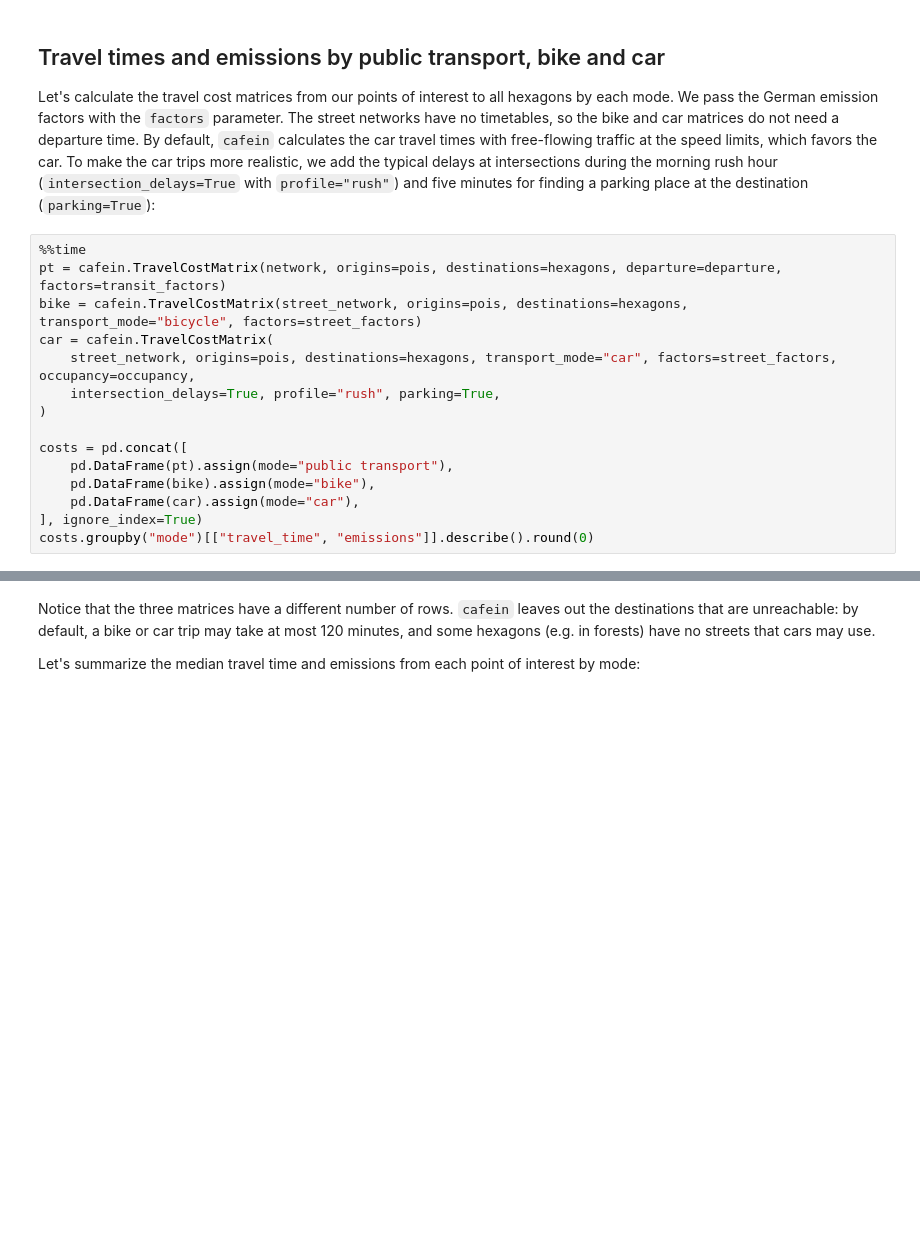
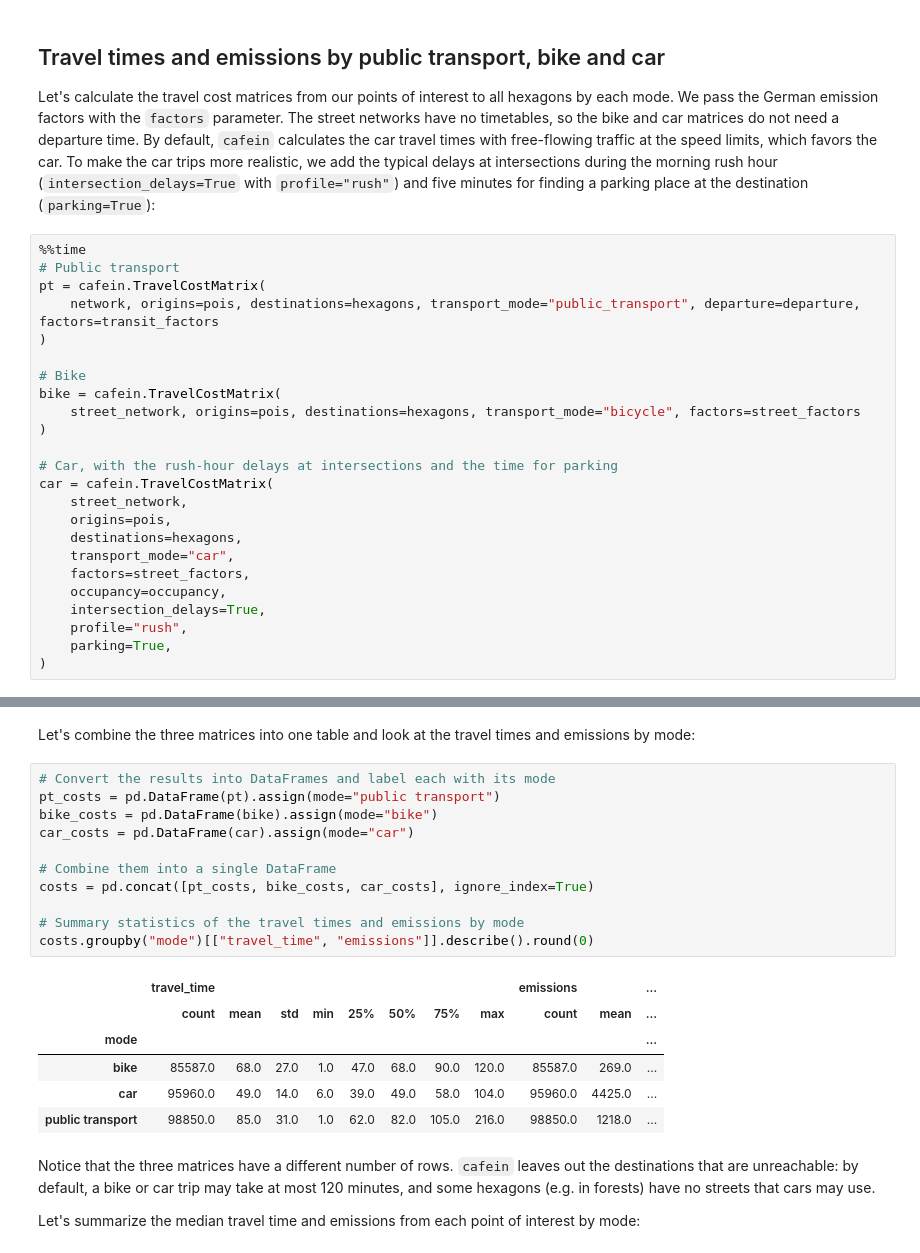
Before and after one commit to HTenkanen/mobility-course, a Jupyter notebook: source/lessons/L2/cafein_munich.ipynb, the cells around one changed output, grey strips where cells are left out. Drawn from its saved outputs; the diff is of its cells as text; blank space fills up the shorter version.

```diff
--- a/source/lessons/L2/cafein_munich.ipynb
+++ b/source/lessons/L2/cafein_munich.ipynb
@@ -286,17 +349,26 @@ Departure: Tuesday 06 October 2026, 08:00
 Let's calculate the travel cost matrices from our points of interest to all hexagons by each mode. We pass the German emission factors with the `factors` parameter. The street networks have no timetables, so the bike and car matrices do not need a departure time. By default, `cafein` calculates the car travel times with free-flowing traffic at the speed limits, which favors the car. To make the car trips more realistic, we add the typical delays at intersections during the morning rush hour (`intersection_delays=True` with `profile="rush"`) and five minutes for finding a parking place at the destination (`parking=True`):
 # %%
 %%time
-pt = cafein.TravelCostMatrix(network, origins=pois, destinations=hexagons, departure=departure, factors=transit_factors)
-bike = cafein.TravelCostMatrix(street_network, origins=pois, destinations=hexagons, transport_mode="bicycle", factors=street_factors)
-car = cafein.TravelCostMatrix(
-    street_network, origins=pois, destinations=hexagons, transport_mode="car", factors=street_factors, occupancy=occupancy,
-    intersection_delays=True, profile="rush", parking=True,
+# Public transport
+pt = cafein.TravelCostMatrix(
+    network, origins=pois, destinations=hexagons, transport_mode="public_transport", departure=departure, factors=transit_factors
 )
 
-costs = pd.concat([
-    pd.DataFrame(pt).assign(mode="public transport"),
-    pd.DataFrame(bike).assign(mode="bike"),
-    pd.DataFrame(car).assign(mode="car"),
-], ignore_index=True)
-costs.groupby("mode")[["travel_time", "emissions"]].describe().round(0)
+# Bike
+bike = cafein.TravelCostMatrix(
+    street_network, origins=pois, destinations=hexagons, transport_mode="bicycle", factors=street_factors
+)
+
+# Car, with the rush-hour delays at intersections and the time for parking
+car = cafein.TravelCostMatrix(
+    street_network,
+    origins=pois,
+    destinations=hexagons,
+    transport_mode="car",
+    factors=street_factors,
+    occupancy=occupancy,
+    intersection_delays=True,
+    profile="rush",
+    parking=True,
+)
 # %% [output]
@@ -311,3 +377,23 @@ Wall time: 9.88 s
+# %% [markdown]
+Let's combine the three matrices into one table and look at the travel times and emissions by mode:
+# %%
+# Convert the results into DataFrames and label each with its mode
+pt_costs = pd.DataFrame(pt).assign(mode="public transport")
+bike_costs = pd.DataFrame(bike).assign(mode="bike")
+car_costs = pd.DataFrame(car).assign(mode="car")
+
+# Combine them into a single DataFrame
+costs = pd.concat([pt_costs, bike_costs, car_costs], ignore_index=True)
+
+# Summary statistics of the travel times and emissions by mode
+costs.groupby("mode")[["travel_time", "emissions"]].describe().round(0)
+# %% [output]
+|  | travel_time |  |  |  |  |  |  |  | emissions |  | ... |
+|  | count | mean | std | min | 25% | 50% | 75% | max | count | mean | ... |
+| mode |  |  |  |  |  |  |  |  |  |  | ... |
+| bike | 85587.0 | 68.0 | 27.0 | 1.0 | 47.0 | 68.0 | 90.0 | 120.0 | 85587.0 | 269.0 | ... |
+| car | 95960.0 | 49.0 | 14.0 | 6.0 | 39.0 | 49.0 | 58.0 | 104.0 | 95960.0 | 4425.0 | ... |
+| public transport | 98850.0 | 85.0 | 31.0 | 1.0 | 62.0 | 82.0 | 105.0 | 216.0 | 98850.0 | 1218.0 | ... |
 # %% [markdown]
 Notice that the three matrices have a different number of rows. `cafein` leaves out the destinations that are unreachable: by default, a bike or car trip may take at most 120 minutes, and some hexagons (e.g. in forests) have no streets that cars may use.
 
```
Also changed, not shown: parts of 32 cells of this notebook.
